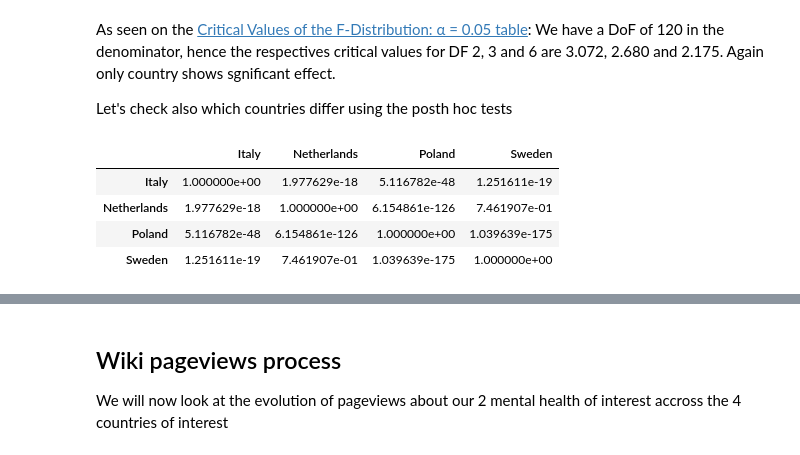
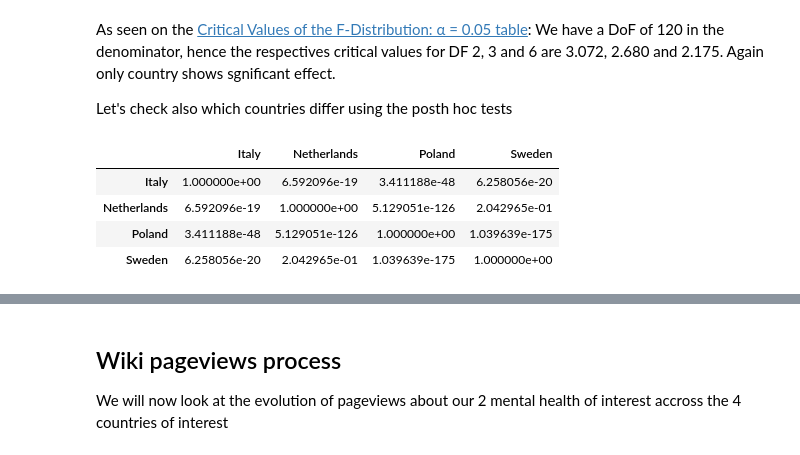
Before and after one commit to epfl-ada/ada-2022-project-adamsleg, a Jupyter notebook: pageviews_vs_covidistress.ipynb, the cells around one changed output, grey strips where cells are left out. Cells and saved outputs as stored; diff of their text form; code cells hidden in the pictures.

```diff
--- a/pageviews_vs_covidistress.ipynb
+++ b/pageviews_vs_covidistress.ipynb
@@ -37,9 +49,9 @@ SV_PAGEVIEWS_DATASET = DATA_PATH + "pageviews_sv.csv"
 ### Covidistress process
 # %%
 #Get the Covidistress data
-df_april = pd.read_csv(DATA_PATH + 'df_covidistress_april.csv')
-df_mai = pd.read_csv(DATA_PATH + 'df_covidistress_mai.csv')
-df_june = pd.read_csv(DATA_PATH + 'df_covidistress_june.csv')
+df_april = pd.read_csv(DATA_PATH + 'df_covidistress_april.csv', low_memory=False)
+df_mai = pd.read_csv(DATA_PATH + 'df_covidistress_mai.csv', low_memory=False)
+df_june = pd.read_csv(DATA_PATH + 'df_covidistress_june.csv',low_memory=False)
 # %%
 #get median of Stress, and loneliness in each months
 PSS10_col = [col for col in df_april if col.startswith('Scale_PSS10_UCLA')]
@@ -340,10 +294,10 @@ Again only country shows sgnificant effect.
 
 Let's check also which countries differ using the posth hoc tests
 # %%
-sp.posthoc_conover(df_covidistress, val_col='median_loneliness', group_col='Country', p_adjust='sidak')
+sp.posthoc_conover(df_covidistress, val_col='median_loneliness', group_col='Country', p_adjust='holm')
 # %% [output]
 |  | Italy | Netherlands | Poland | Sweden |
-| Italy | 1.000000e+00 | 1.977629e-18 | 5.116782e-48 | 1.251611e-19 |
-| Netherlands | 1.977629e-18 | 1.000000e+00 | 6.154861e-126 | 7.461907e-01 |
-| Poland | 5.116782e-48 | 6.154861e-126 | 1.000000e+00 | 1.039639e-175 |
-| Sweden | 1.251611e-19 | 7.461907e-01 | 1.039639e-175 | 1.000000e+00 |
+| Italy | 1.000000e+00 | 6.592096e-19 | 3.411188e-48 | 6.258056e-20 |
+| Netherlands | 6.592096e-19 | 1.000000e+00 | 5.129051e-126 | 2.042965e-01 |
+| Poland | 3.411188e-48 | 5.129051e-126 | 1.000000e+00 | 1.039639e-175 |
+| Sweden | 6.258056e-20 | 2.042965e-01 | 1.039639e-175 | 1.000000e+00 |
```
Also changed, not shown: parts of 67 cells of this notebook.
